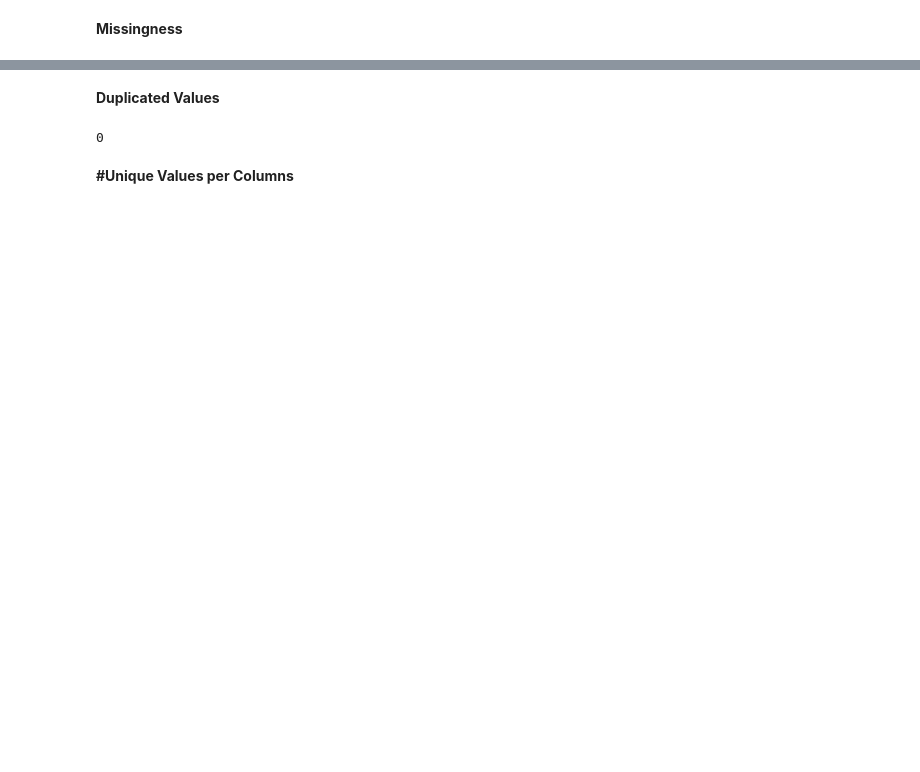
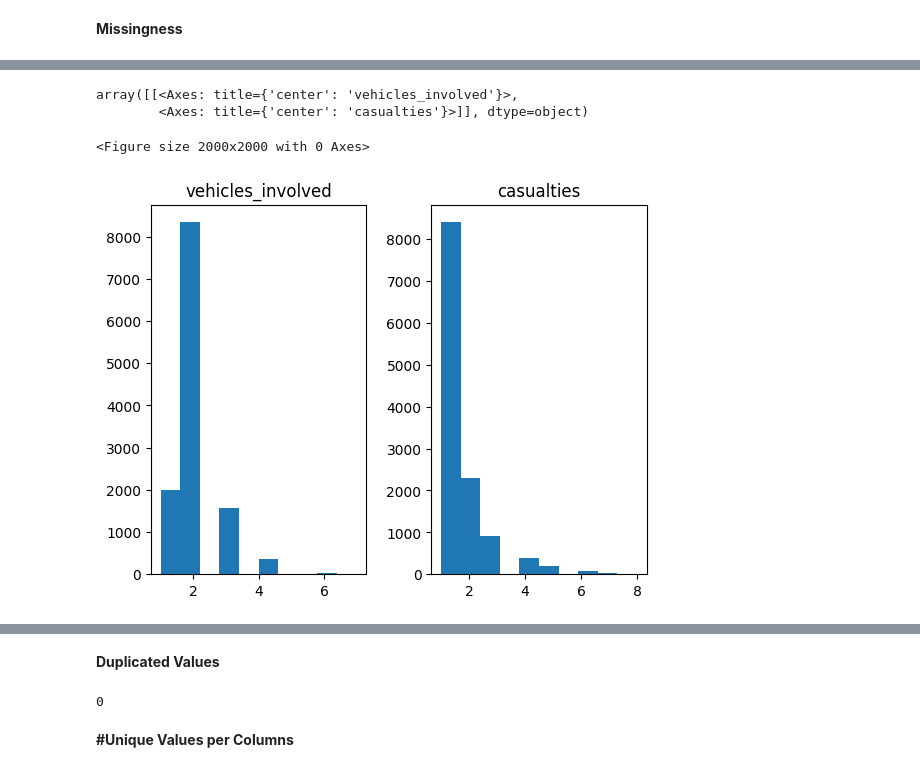
Before and after one commit to Teshager21/accident-analysis-addis_ababa, a Jupyter notebook: accident-analysis-addis_ababa.ipynb, the cells around one changed output, grey strips where cells are left out. Cells and saved outputs as stored; diff of their text form; code cells hidden in the pictures; blank space fills up the shorter version.

```diff
--- a/accident-analysis-addis_ababa.ipynb
+++ b/accident-analysis-addis_ababa.ipynb
@@ -193,0 +283,6 @@ sns.heatmap(correlation_matrix ,annot=True,cmap='coolwarm')
+# %%
+#time
+df['time']=pd.to_datetime(df['time'],format='%H:%M:%S')
+df['hour']=df['time'].dt.hour
+df['minute']=df['time'].dt.minute
+df[['time','hour','minute']].head()
@@ -193,0 +296,9 @@ sns.heatmap(correlation_matrix ,annot=True,cmap='coolwarm')
+# %%
+plt.figure(figsize=(20,20))
+plt.tight_layout()
+df.drop(['hour','minute','time'],axis=1).hist(grid=False)
+# %% [output]
+array([[<Axes: title={'center': 'vehicles_involved'}>,
+        <Axes: title={'center': 'casualties'}>]], dtype=object)
+<Figure size 2000x2000 with 0 Axes>
+[figure, added]
```
Also changed, not shown: parts of 26 cells of this notebook.
